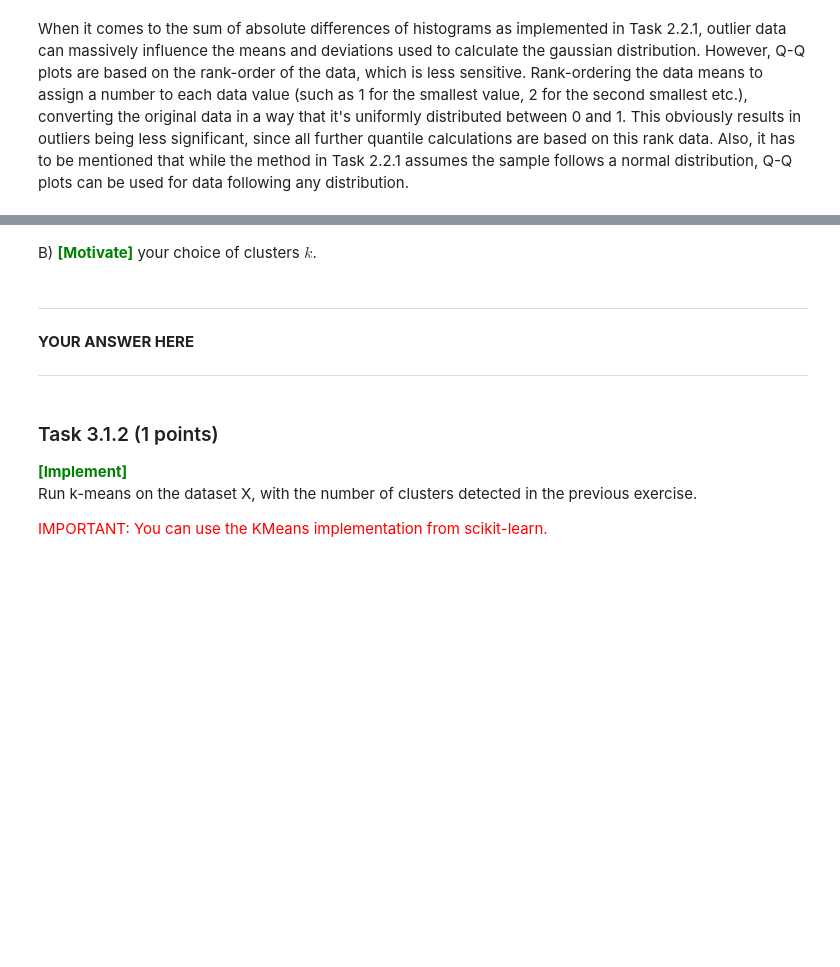
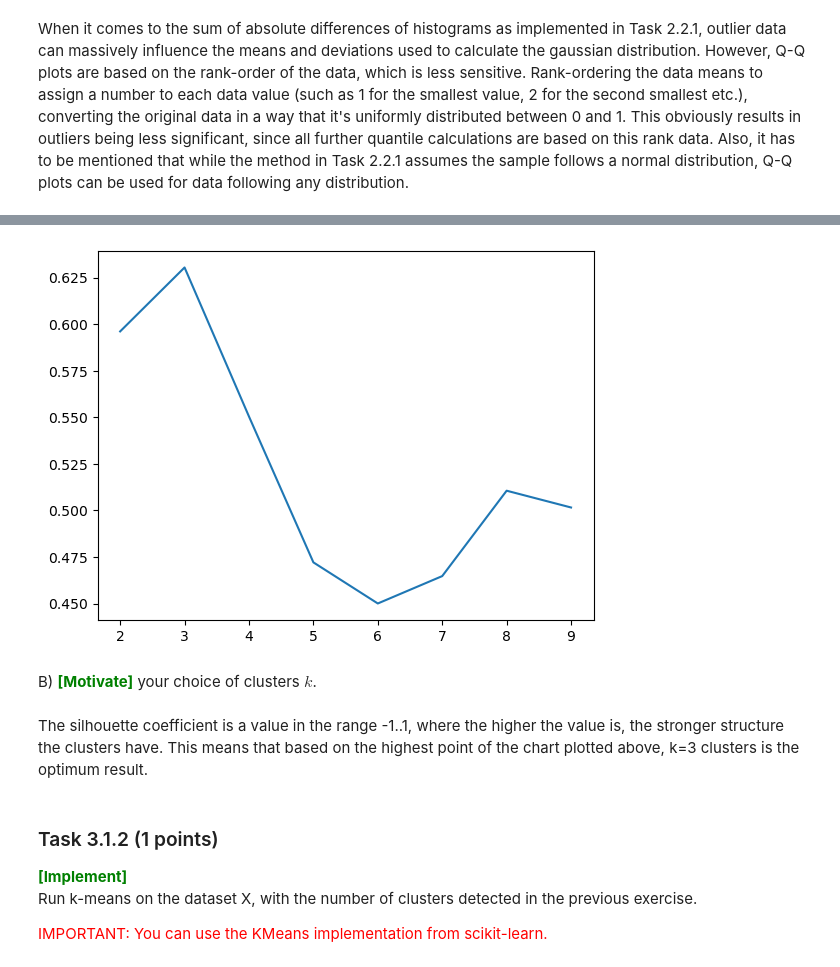
Before and after one commit to annesparks/dm23_handins, a Jupyter notebook: handins/handin1.ipynb, the cells around one changed output, grey strips where cells are left out. Drawn from its saved outputs; the diff is of its cells as text; code cells hidden in the pictures; blank space fills up the shorter version.

```diff
--- a/handins/handin1.ipynb
+++ b/handins/handin1.ipynb
@@ -632,9 +625,57 @@ X = toy[["sulphates", "alcohol"]].to_numpy()
+# %%
+# Data
+X = toy[["sulphates", "alcohol"]].to_numpy()
+
+def euclidean_distance(x1, x2):
+    return np.sqrt(np.sum((x1 - x2)**2))
+
+def calc_score(x, label, l, k):
+    cluster_i = []
+    for ind, j in enumerate(l):
+        if j == label:
+            cluster_i.append(ind)
+
+    int_dist = np.mean([euclidean_distance(x, X[i]) for i in cluster_i if not np.allclose(X[i], x)])
+    if np.isnan(int_dist):
+        int_dist = 0
+
+    cluster_avgs = []
+    for i in range(k):
+        if i != label:
+            cluster_i = []
+            for ind, j in enumerate(l):
+                if j == i:
+                    cluster_i.append(ind)
+            c_dist = np.mean([euclidean_distance(x, X[i]) for i in cluster_i])
+            cluster_avgs.append(c_dist)
+    ext_dist = min(cluster_avgs)
+
+    score = (ext_dist - int_dist) / max(ext_dist, int_dist)
+    return score
+
+def silhouette(X):
+    scores = []
+    clusters_to_check = range(2, 10)
+    for k in clusters_to_check:
+        kmeans = KMeans(n_clusters=k, random_state=10, n_init="auto").fit(X)
+        l = kmeans.labels_
+        avg_score = np.mean([calc_score(x, label, l, k) for x, label in zip(X, l)])
+        scores.append(avg_score)
+
+
+    plt.plot(clusters_to_check, scores)
+
+
+silhouette(X)
+
+
+### YOUR CODE HERE
+# %% [output]
+[figure, added]
 # %% [markdown]
 B) <span style='color: green'>**\[Motivate\]**</span> your choice of clusters $k$.
-# %% [markdown]
-*******************
-**YOUR ANSWER HERE**
-******************
+# %% [markdown]
+The silhouette coefficient is a value in the range -1..1, where the higher the value is, the stronger structure the clusters have. This means that based on the highest point of the chart plotted above, k=3 clusters is the optimum result.
 # %% [markdown]
 ### Task 3.1.2 (1 points)
 
```
Also changed, not shown: parts of 3 cells of this notebook.
